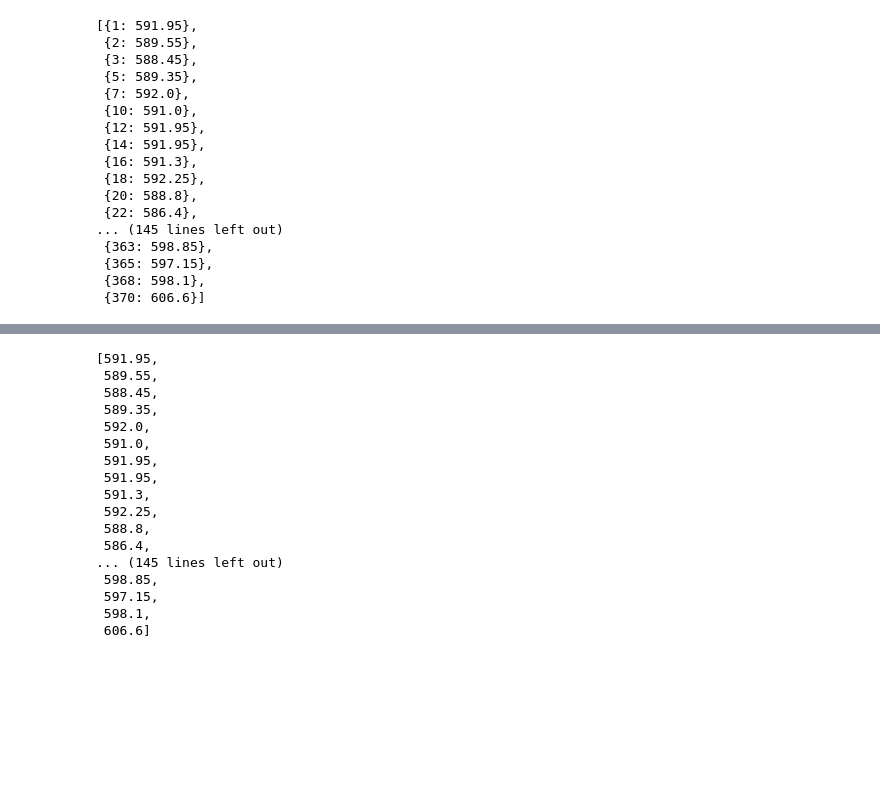
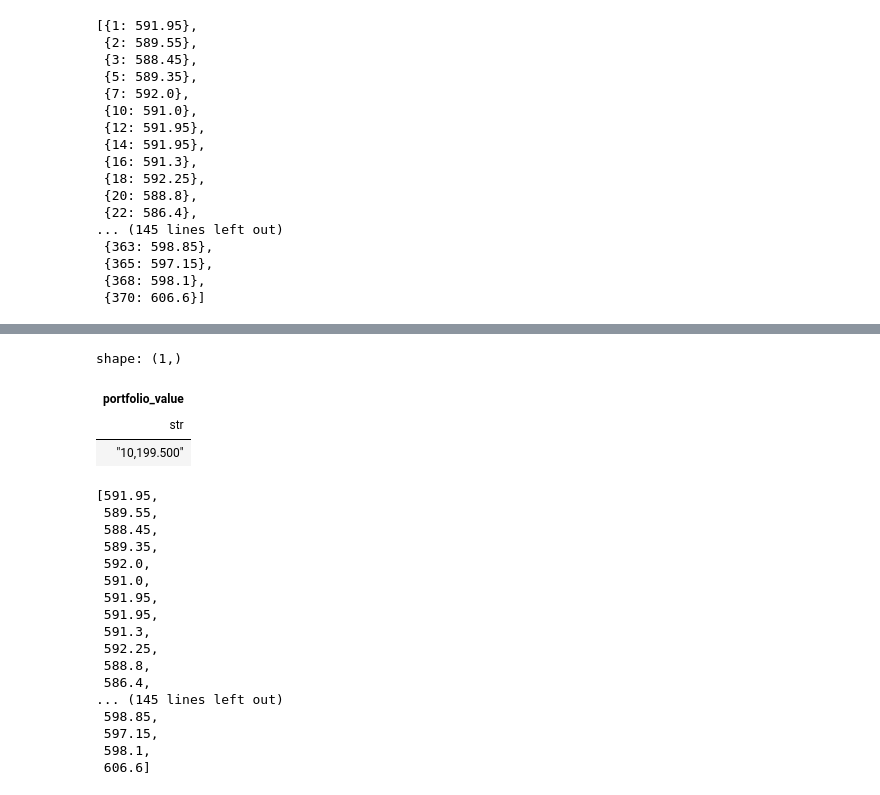
Before and after one commit to xaviruvpadhiyar98/stock-prediction-rl, a Jupyter notebook: v2/visualize_buy_sell.ipynb, the cells around one changed output, grey strips where cells are left out. Drawn from its saved outputs; the diff is of its cells as text; code cells hidden in the pictures; blank space fills up the shorter version.

```diff
--- a/v2/visualize_buy_sell.ipynb
+++ b/v2/visualize_buy_sell.ipynb
@@ -112,3 +151,10 @@ data = {'cummulative_profit_loss': (8379.8223), 'shares_holding': (11.), 'reward
+# %%
+df["portfolio_value"].tail(1)
+# %% [output]
+shape: (1,)
+| portfolio_value |
+| str |
+| "10,199.500" |
 # %%
 b_price = []
 for x in data["buy_index"]:
```
Also changed, not shown: parts of 17 cells of this notebook, 4 other files.
